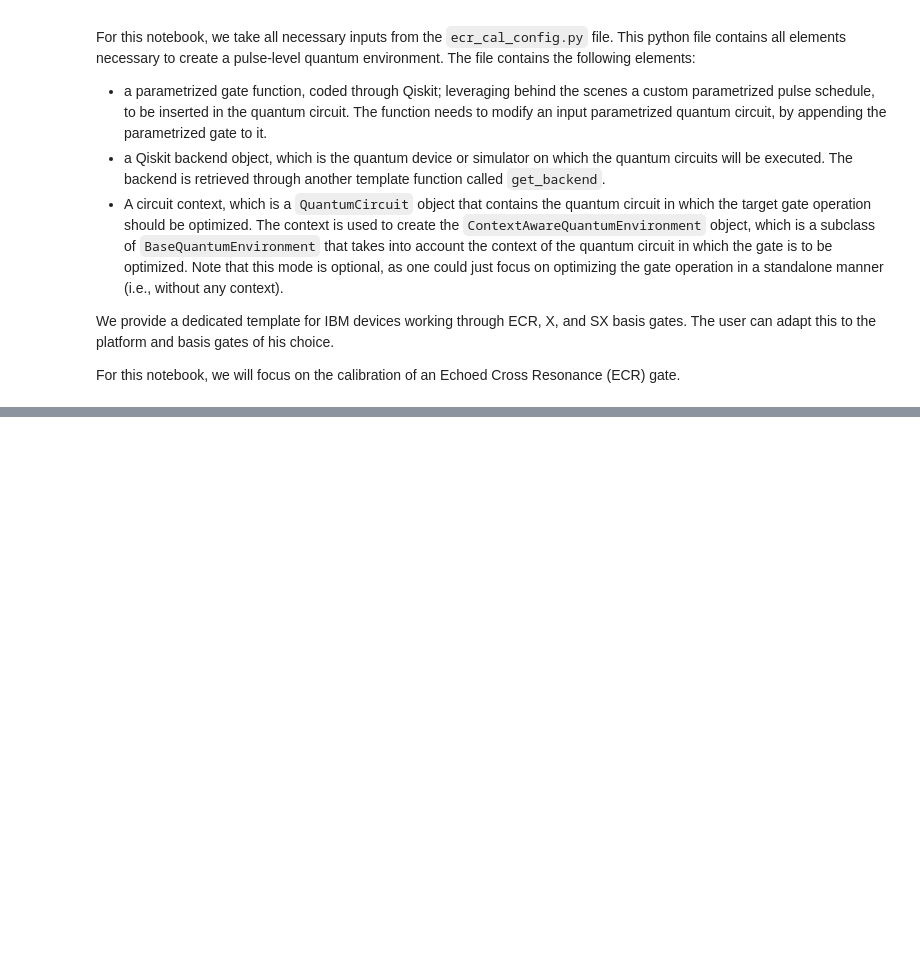
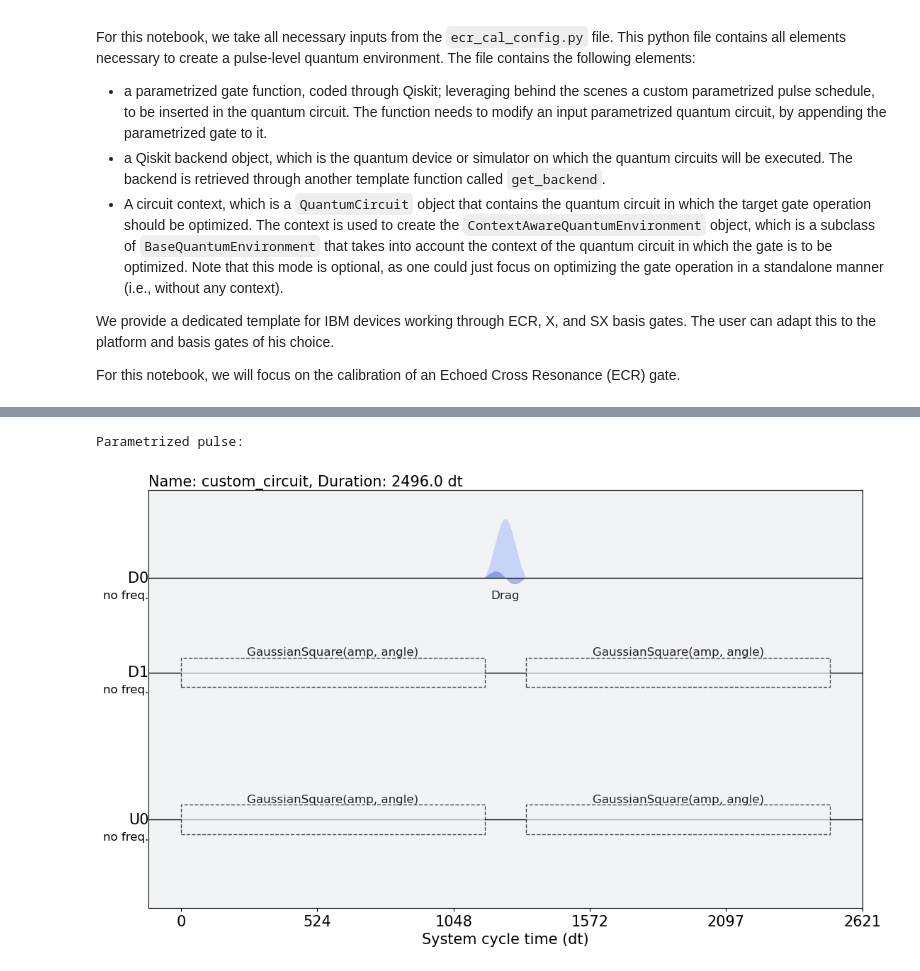
Before and after one commit to arthurostrauss/Quantum_Optimal_Control, a Jupyter notebook: pulse_level/qiskit_pulse/ecr_calibration/ecr_calibration.ipynb, the cells around one changed output, grey strips where cells are left out. Drawn from its saved outputs; the diff is of its cells as text; code cells hidden in the pictures; blank space fills up the shorter version.

```diff
--- a/pulse_level/qiskit_pulse/ecr_calibration/ecr_calibration.ipynb
+++ b/pulse_level/qiskit_pulse/ecr_calibration/ecr_calibration.ipynb
@@ -110,3 +151,11 @@ rescaled_env = RescaleAction(ClipAction(q_env), -1.0, 1.0)
+# %%
+from qiskit import schedule
+
+print("Parametrized pulse:")
+schedule(q_env.circuits[0], q_env.backend).draw()
+# %% [output]
+Parametrized pulse:
+[figure, added]
 # %%
 from qiskit.visualization import plot_circuit_layout
 
```
Also changed, not shown: parts of 58 cells of this notebook, 16 other files.
